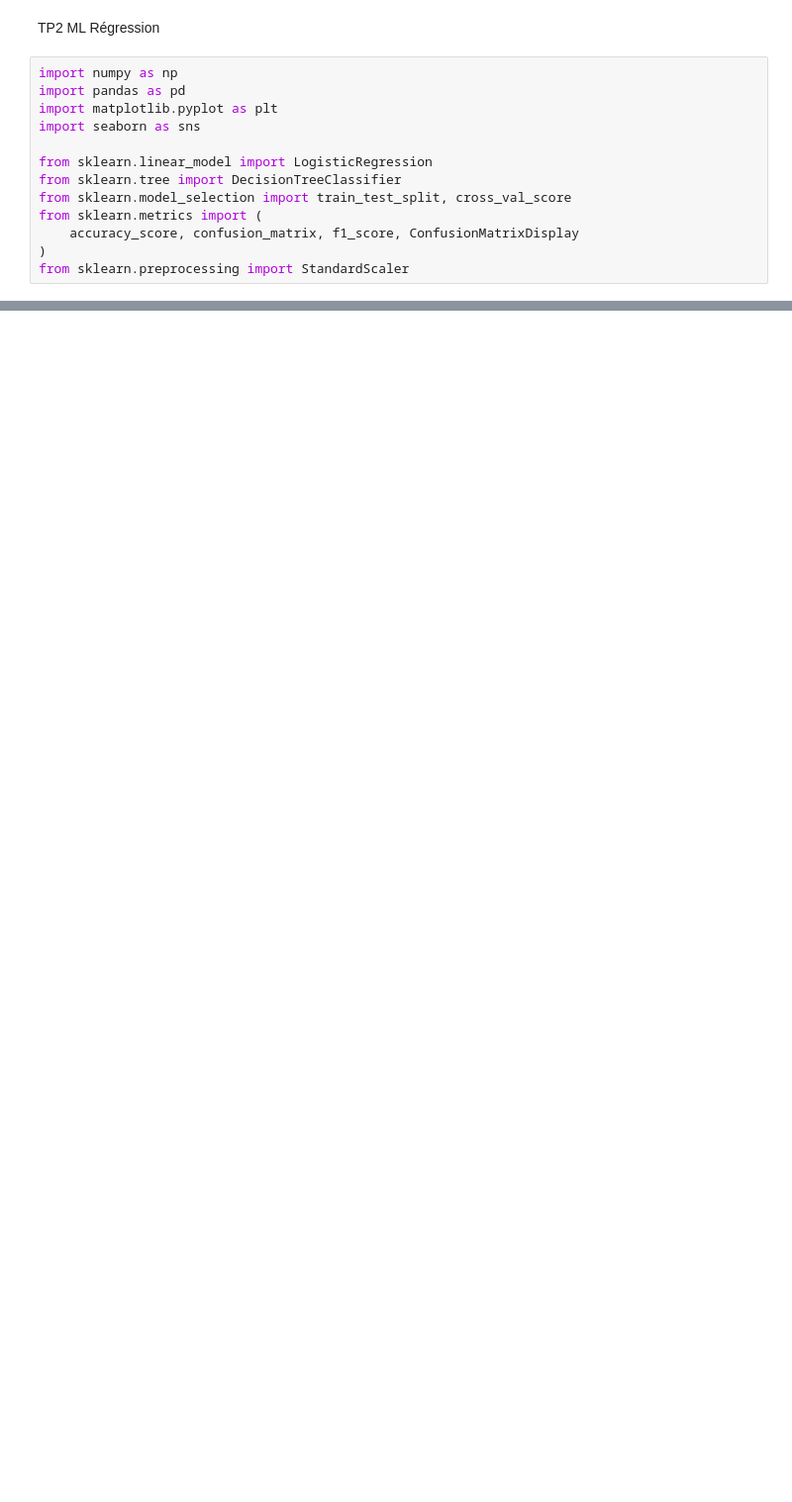
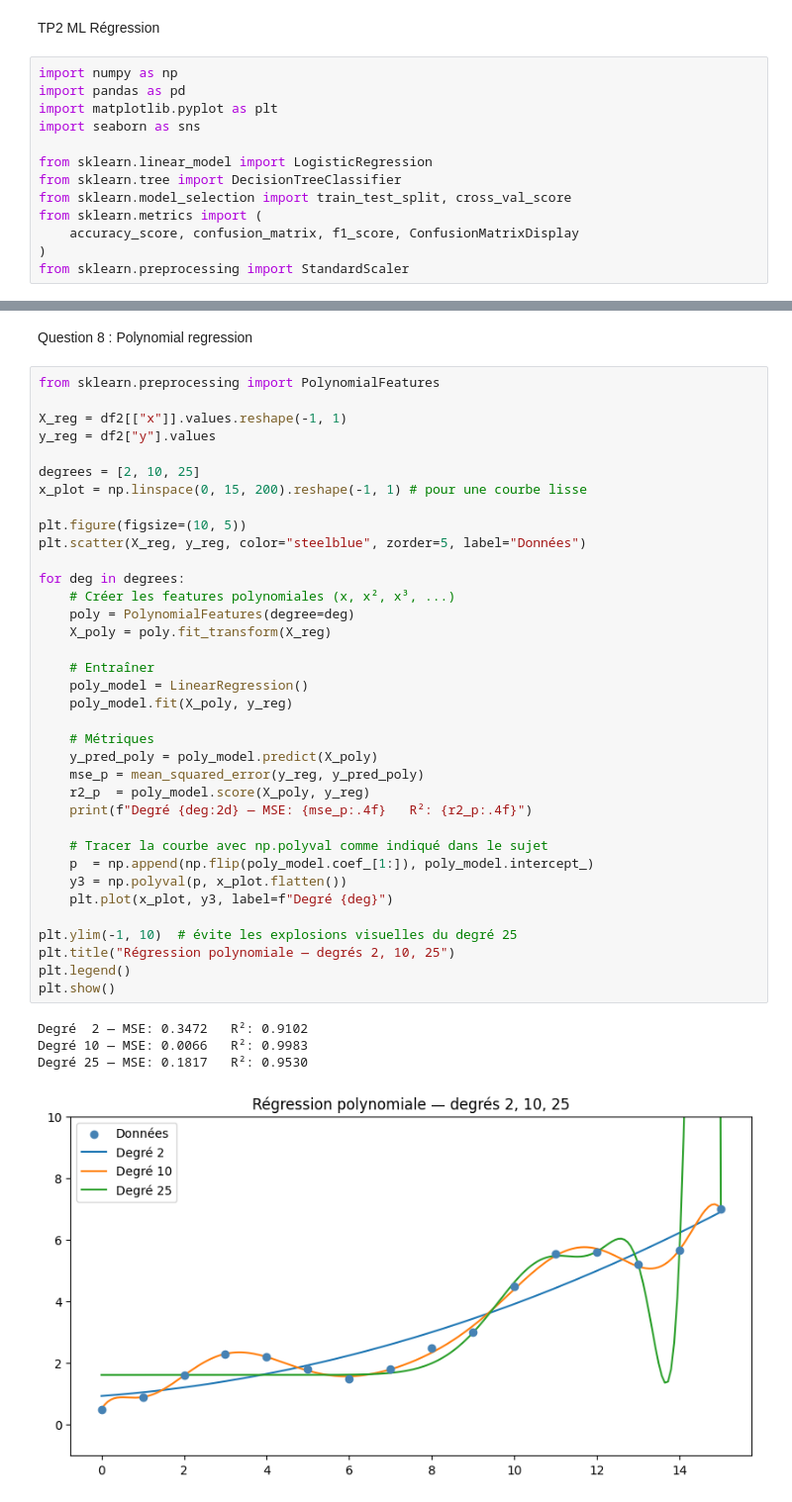
Before and after one commit to clairette22/TP2_ML, a Jupyter notebook: TP-P2.ipynb, the cells around one changed output, grey strips where cells are left out. Shown at 99% size. Drawn from its saved outputs; the diff is of its cells as text; blank space fills up the shorter version.

```diff
--- a/TP-P2.ipynb
+++ b/TP-P2.ipynb
@@ -36,0 +74,43 @@ Name: count, dtype: int64
+# %% [markdown]
+Question 8 : Polynomial regression
+# %%
+from sklearn.preprocessing import PolynomialFeatures
+
+X_reg = df2[["x"]].values.reshape(-1, 1)
+y_reg = df2["y"].values
+
+degrees = [2, 10, 25]
+x_plot = np.linspace(0, 15, 200).reshape(-1, 1) # pour une courbe lisse
+
+plt.figure(figsize=(10, 5))
+plt.scatter(X_reg, y_reg, color="steelblue", zorder=5, label="Données")
+
+for deg in degrees:
+    # Créer les features polynomiales (x, x², x³, ...)
+    poly = PolynomialFeatures(degree=deg)
+    X_poly = poly.fit_transform(X_reg)
+
+    # Entraîner
+    poly_model = LinearRegression()
+    poly_model.fit(X_poly, y_reg)
+
+    # Métriques
+    y_pred_poly = poly_model.predict(X_poly)
+    mse_p = mean_squared_error(y_reg, y_pred_poly)
+    r2_p  = poly_model.score(X_poly, y_reg)
+    print(f"Degré {deg:2d} — MSE: {mse_p:.4f}   R²: {r2_p:.4f}")
+
+    # Tracer la courbe avec np.polyval comme indiqué dans le sujet
+    p  = np.append(np.flip(poly_model.coef_[1:]), poly_model.intercept_)
+    y3 = np.polyval(p, x_plot.flatten())
+    plt.plot(x_plot, y3, label=f"Degré {deg}")
+
+plt.ylim(-1, 10)  # évite les explosions visuelles du degré 25
+plt.title("Régression polynomiale — degrés 2, 10, 25")
+plt.legend()
+plt.show()
+# %% [output]
+Degré  2 — MSE: 0.3472   R²: 0.9102
+Degré 10 — MSE: 0.0066   R²: 0.9983
+Degré 25 — MSE: 0.1817   R²: 0.9530
+[figure, added]
```
Also changed, not shown: parts of 4 cells of this notebook.
